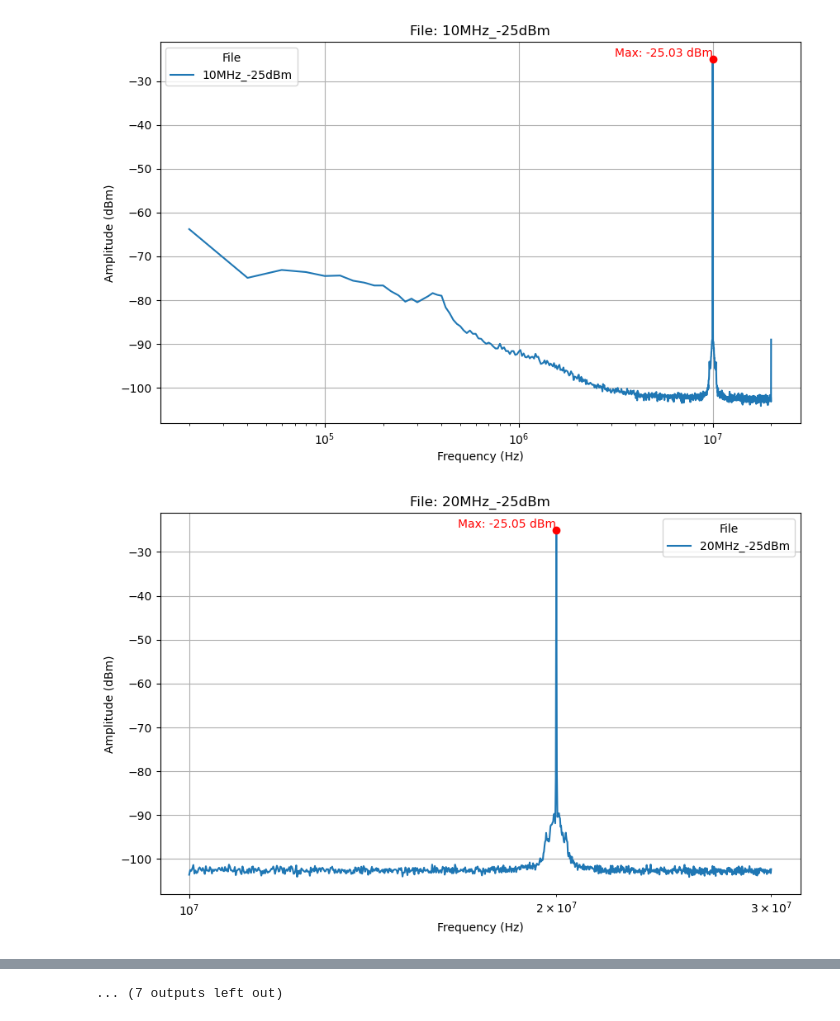
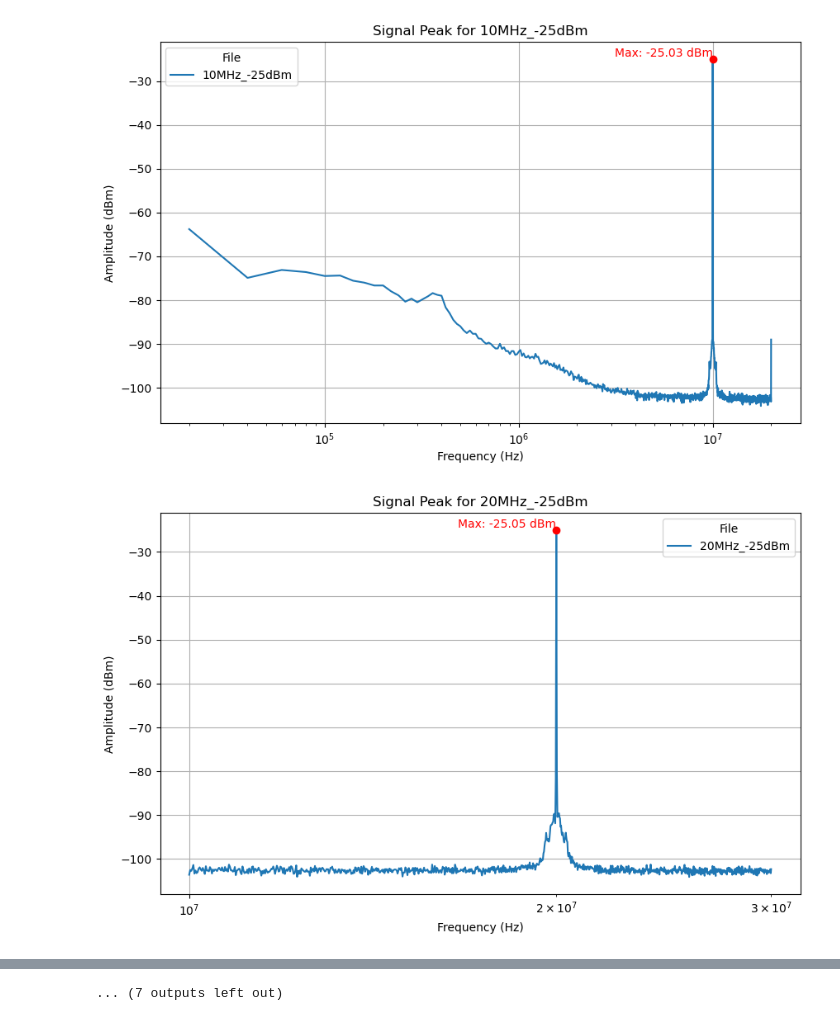
Before and after one commit to MazinDan/RF_Lab, a Jupyter notebook: Lab5_RF_Notebook.ipynb, the cells around one changed output, grey strips where cells are left out. Drawn from its saved outputs; the diff is of its cells as text; code cells hidden in the pictures.

```diff
--- a/Lab5_RF_Notebook.ipynb
+++ b/Lab5_RF_Notebook.ipynb
@@ -57,6 +235,9 @@ print(combined_df)
 # %%
+# Filter combined_df for Part_B only
+part_b_df = combined_df[combined_df['part_type'] == 'Part_B']
+
 # Group by the source_folder
-for folder_name, folder_df in combined_df.groupby('source_folder'):
+for folder_name, folder_df in part_b_df.groupby('source_folder'):
     plt.figure(figsize=(10, 6))
 
     # Get unique file names and sort them numerically based on frequency
@@ -75,13 +256,13 @@ for folder_name, folder_df in combined_df.groupby('source_folder'):
         file_df = folder_df[folder_df['source_file'] == file_name]
 
         # Assume the first column is frequency and the second is amplitude
-        plt.plot(file_df.iloc[:, 0], file_df.iloc[:, 1], label=file_name)
+        plt.plot(file_df['Frequency'], file_df['Amplitude'], label=file_name)
 
     # Set logarithmic scale for the x-axis
     plt.xscale('log')
     plt.xlabel('Frequency (Hz)')
     plt.ylabel('Amplitude (dBm)')
-    plt.title(f'Folder: {folder_name}')
+    plt.title(f'Signal Peak Comparison For Folder: {folder_name}')
     plt.legend(title='File')
     plt.grid(True)
     plt.show()
@@ -91,15 +272,15 @@ for folder_name, folder_df in combined_df.groupby('source_folder'):
 # %%
-# Create a dictionary to hold lists for each source folder
+# Create dictionaries to hold lists for each source folder
 max_amplitudes_by_folder = {}
 frequencies_by_folder = {}
 
-# Get unique file names from the DataFrame
-unique_files = combined_df['source_file'].unique()
+# Get unique file names from the filtered DataFrame
+unique_files = part_b_df['source_file'].unique()
 
 # Plot each file individually and show the maximum superimposed
 for file_name in unique_files:
     # Filter the DataFrame for the current file
-    file_df = combined_df[combined_df['source_file'] == file_name].reset_index(drop=True)
+    file_df = part_b_df[part_b_df['source_file'] == file_name].reset_index(drop=True)
 
     # Ensure that file_df is not empty and has at least 2 columns
     if not file_df.empty and file_df.shape[1] >= 2:
@@ -112,41 +293,38 @@ for file_name in unique_files:
             max_amplitudes_by_folder[source_folder] = []
             frequencies_by_folder[source_folder] = []
 
         plt.figure(figsize=(10, 6))
 
         # Plot the frequency vs. amplitude for the current file
-        plt.plot(file_df.iloc[:, 0], file_df.iloc[:, 1], label=file_name)
+        plt.plot(file_df['Frequency'], file_df['Amplitude'], label=file_name)
 
         # Find the maximum amplitude and its corresponding index
-        max_amplitude = file_df.iloc[:, 1].max()  # Get the max amplitude value
-        max_index = file_df.iloc[:, 1].idxmax()  # Get the index of the max amplitude
-
-        # Now get the corresponding frequency using the safe index
-        max_freq = file_df.iloc[max_index, 0]  # Get the corresponding frequency
+        max_amplitude = file_df['Amplitude'].max()
+        max_index = file_df['Amplitude'].idxmax()
+        max_freq = file_df['Frequency'].iloc[max_index]  # Get the corresponding frequency
 
         # Store the max amplitude and its corresponding frequency in the appropriate folder lists
         max_amplitudes_by_folder[source_folder].append(max_amplitude)
         frequencies_by_folder[source_folder].append(max_freq)
 
         # Superimpose the maximum point
-        plt.plot(max_freq, max_amplitude, 'ro')  # Red circle for the max point
+        plt.plot(max_freq, max_amplitude, 'ro')
         plt.text(max_freq, max_amplitude, f'Max: {max_amplitude:.2f} dBm',
                  ha='right', va='bottom', color='red', fontsize=10)
 
         # Set logarithmic scale for the x-axis
         plt.xscale('log')
         plt.xlabel('Frequency (Hz)')
         plt.ylabel('Amplitude (dBm)')
-        plt.title(f'File: {file_name}')
+        plt.title(f'Signal Peak for {file_name}')
         plt.legend(title='File')
         plt.grid(True)
         plt.show()
     else:
         print(f"Skipping file '{file_name}' because it is empty or does not have enough columns.")
 
-# After processing all files, you can access the stored maximum amplitudes and frequencies
 print("Max Amplitudes by Folder:", max_amplitudes_by_folder)
 print("Frequencies by Folder:", frequencies_by_folder)
 # %% [output]
-[figure, old version]
+[figure, new version]
-[figure, old version]
+[figure, new version]
```
Also changed, not shown: parts of 7 cells of this notebook.
